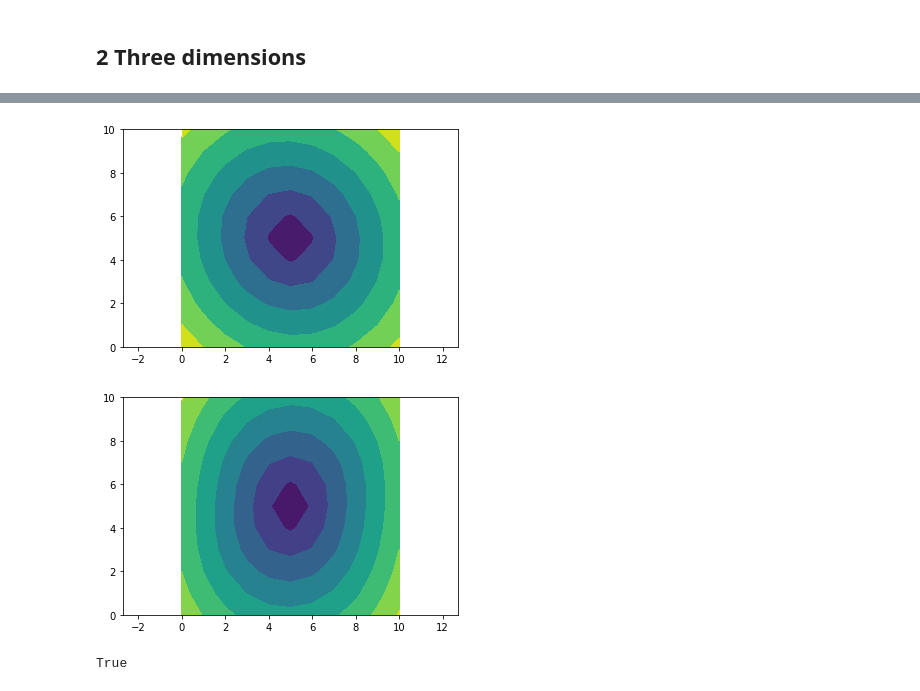
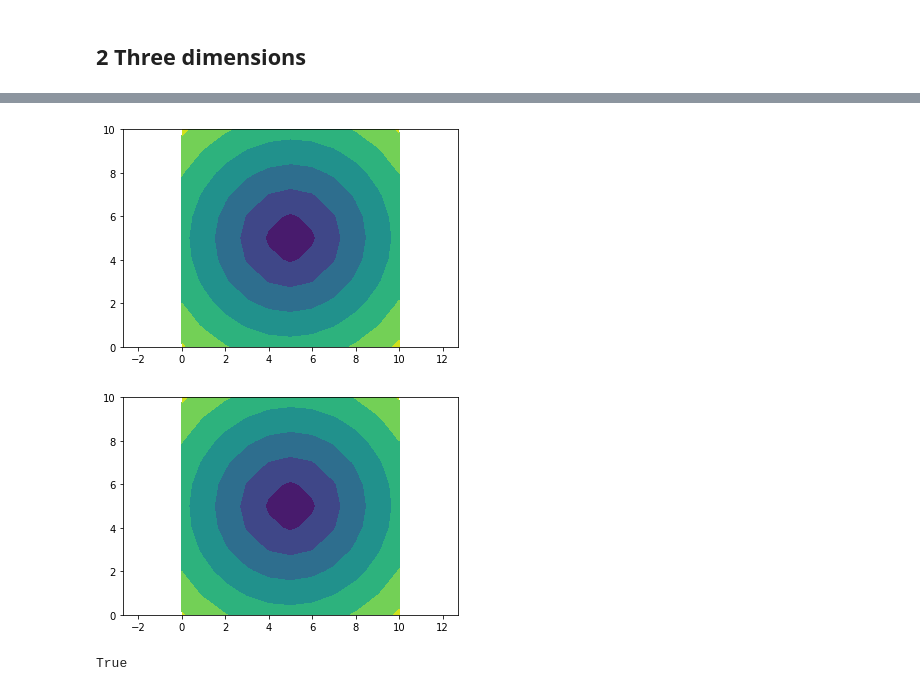
Before and after one commit to gbonnet1/AdaptiveGridDiscretizations, a Jupyter notebook: Notebooks_FMM/InPreparation/TTI.ipynb, the cells around one changed output, grey strips where cells are left out. Drawn from its saved outputs; the diff is of its cells as text; code cells hidden in the pictures.

```diff
--- a/Notebooks_FMM/InPreparation/TTI.ipynb
+++ b/Notebooks_FMM/InPreparation/TTI.ipynb
@@ -160,13 +160,13 @@ Fast marching solver completed in 0.098288 s.
 # %%
 plt.axis('equal')
-plt.contourf(hfmOut['values'][5,:,:]);
+plt.contourf(hfmOut['values'][:,:,5]);
 # %% [output]
-[figure, old version]
+[figure, new version]
 # %%
 plt.axis('equal')
-plt.contourf(metric.norm(X)[5,:,:]);
+plt.contourf(metric.norm(X)[:,:,5]);
 # %% [output]
-[figure, old version]
+[figure, new version]
 # %%
 norm_infinity(hfmOut['values'] - metric.norm(X))
 # %%
```
Also changed, not shown: parts of 1 cell of this notebook, 2 other files.
